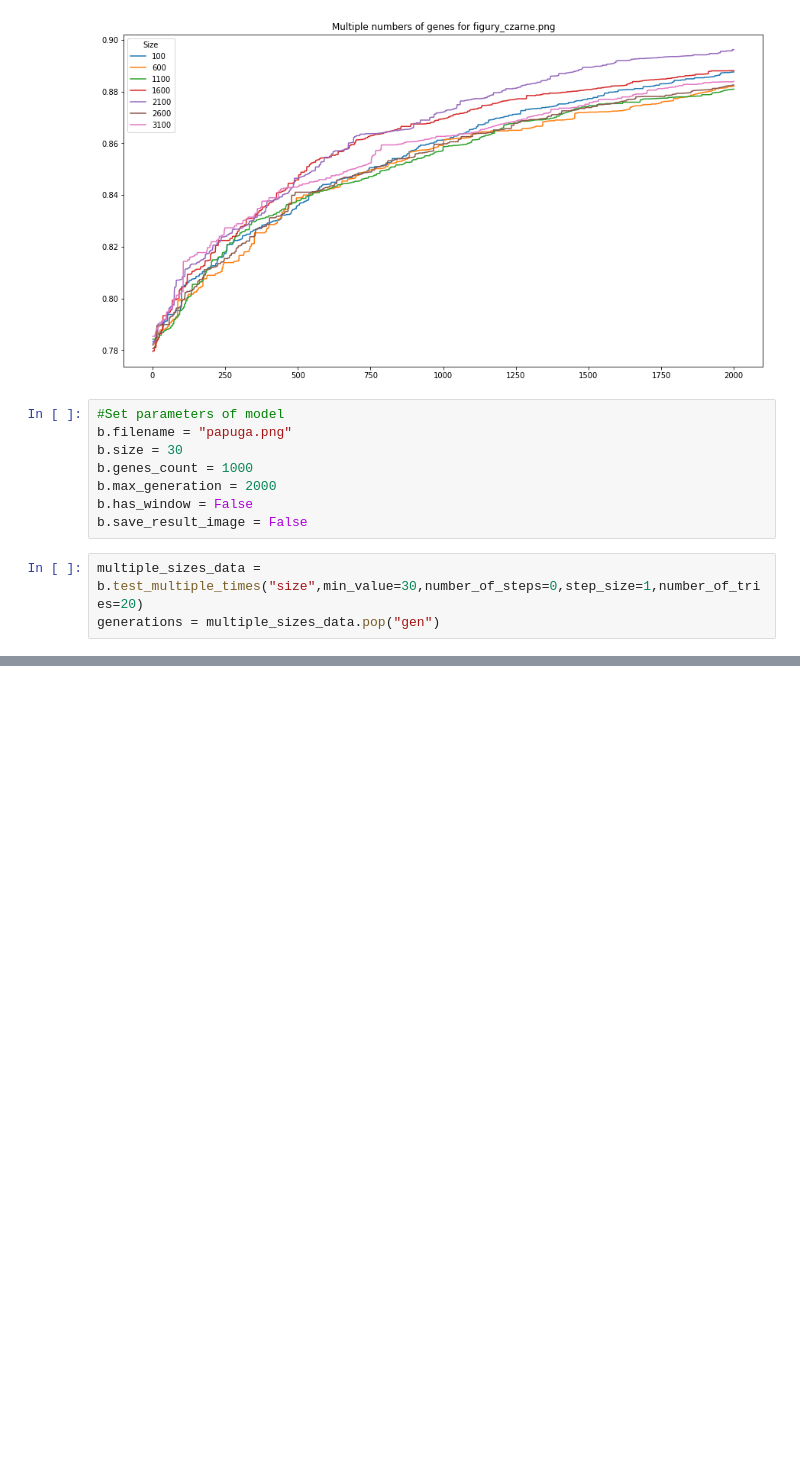
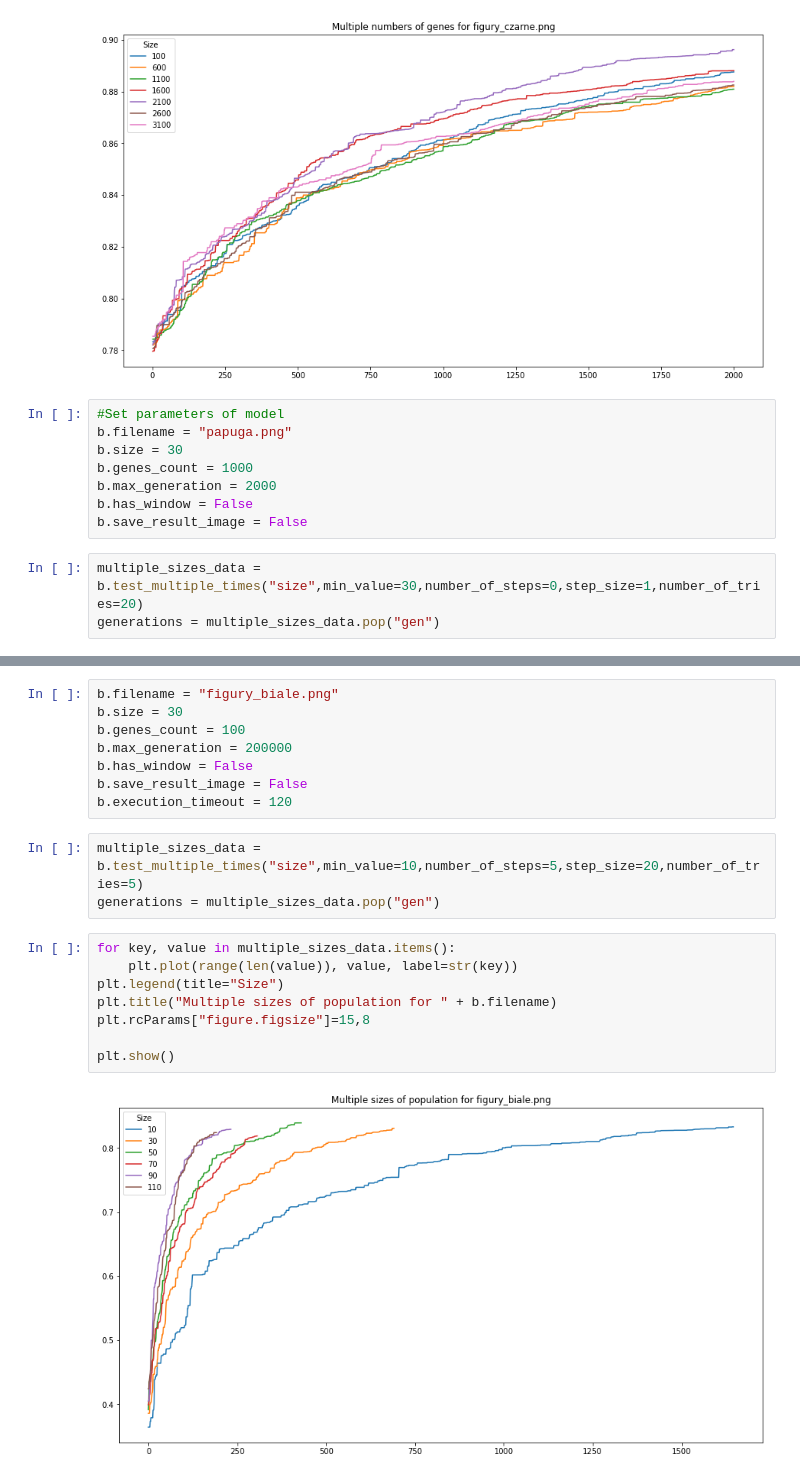
Before and after one commit to tiskus333/evolutionary-painter, a Jupyter notebook: notebook.ipynb, the cells around one changed output, grey strips where cells are left out. Saved outputs shown, nothing was run; the diff lists cells and outputs as text; blank space fills up the shorter version.

```diff
--- a/notebook.ipynb
+++ b/notebook.ipynb
@@ -121,0 +142,21 @@ plt.show()
+# %%
+b.filename = "figury_biale.png"
+b.size = 30
+b.genes_count = 100
+b.max_generation = 200000
+b.has_window = False
+b.save_result_image = False
+b.execution_timeout = 120
+# %%
+multiple_sizes_data = b.test_multiple_times("size",min_value=10,number_of_steps=5,step_size=20,number_of_tries=5)
+generations = multiple_sizes_data.pop("gen")
+# %%
+for key, value in multiple_sizes_data.items():
+    plt.plot(range(len(value)), value, label=str(key))
+plt.legend(title="Size")
+plt.title("Multiple sizes of population for " + b.filename)
+plt.rcParams["figure.figsize"]=15,8
+
+plt.show()
+# %% [output]
+[figure, added]
```
Also changed, not shown: parts of 13 cells of this notebook.
